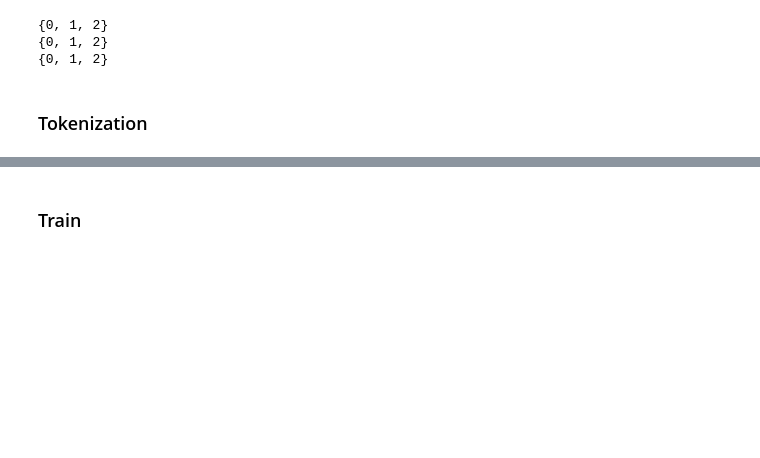
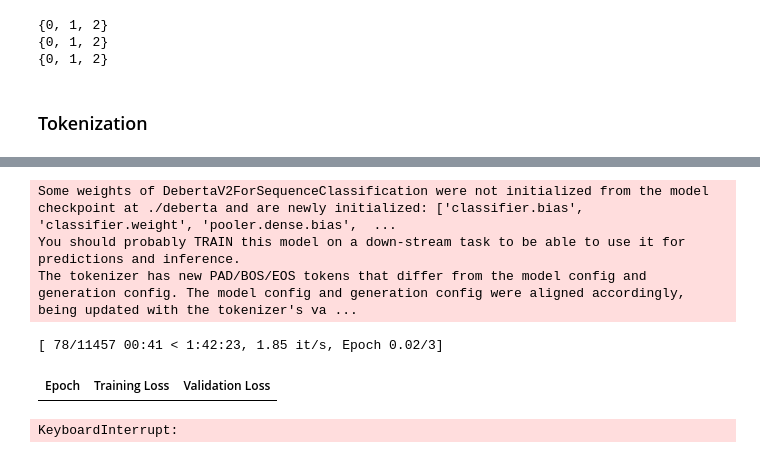
Before and after one commit to bugoverdose/dl-twitter-crisis, a Jupyter notebook: crisis_bench_local.ipynb, the cells around one changed output, grey strips where cells are left out. Drawn from its saved outputs; the diff is of its cells as text; code cells hidden in the pictures; blank space fills up the shorter version.

Commit message:
feat: setup Transformer code

```diff
--- a/crisis_bench_local.ipynb
+++ b/crisis_bench_local.ipynb
@@ -900,15 +890,15 @@ device = torch.device("cuda" if torch.cuda.is_available() else "cpu")
 
 texts = {}
 labels = {}
+label2id = None
+id2label = None
 
 for d in ["train", "dev", "test"]:
-    df_tmp = df['train'].dropna(subset=['text'])
-    texts[d] = df_tmp['text'].tolist()
-    label_strs = df_tmp['class_label_group']
+    texts[d] = df[d]['text'].tolist()
+    label_strs = df[d]['class_label_group']
 
     all_label_strs = sorted(set(label_strs))
     print(f"original labels={all_label_strs}")
     label2id = {label: i for i, label in enumerate(all_label_strs)}
     id2label = {i: label for label, i in label2id.items()}
-
     labels[d] = [label2id[l] for l in label_strs]
@@ -925,3 +911,16 @@ for d in ["train", "dev", "test"]:
 {0, 1, 2}
 # %% [markdown]
 ### Tokenization
+# %%
+from datasets import Dataset, DatasetDict
+from transformers import AutoTokenizer
+
+# Download everything from https://huggingface.co/microsoft/deberta-v3-base/tree/main
+model_name = "./deberta" # "microsoft/deberta-v3-base"
+tokenizer = AutoTokenizer.from_pretrained(
+    model_name,
+    use_fast=True, # DeBERTa는 fast tokenizer 있음
+    local_files_only=True,
+)
+
+max_length = 64 # adjust based on the maximum input size?
@@ -928 +942,19 @@ for d in ["train", "dev", "test"]:
+# %%
+# 2. Build HF Datasets from encoded inputs + labels
+train_dataset = Dataset.from_dict({
+    "input_ids": train_encodings["input_ids"],
+    "attention_mask": train_encodings["attention_mask"],
+    "label": labels['train'],
+})
+
+val_dataset = Dataset.from_dict({
+    "input_ids": val_encodings["input_ids"],
+    "attention_mask": val_encodings["attention_mask"],
+    "label": labels['dev'],
+})
+
+tokenized_datasets = DatasetDict({
+    "train": train_dataset,
+    "validation": val_dataset,
+})
 # %%
@@ -990,10 +987,4 @@ print("max:", np.max(lengths))
-# %% [markdown]
-### Train
 # %%
-from transformers import AutoModelForSequenceClassification, TrainingArguments, Trainer
-from sklearn.metrics import accuracy_score, precision_recall_fscore_support
-import numpy as np
-
 model = AutoModelForSequenceClassification.from_pretrained(
     model_name,
     num_labels=len(label2id),
@@ -1018,31 +1009,38 @@ def compute_metrics(eval_pred):
         "recall": recall,
         "f1": f1,
     }
 
 training_args = TrainingArguments(
     output_dir="./deberta-v3-crisis",
-    evaluation_strategy="epoch",
+    eval_strategy="epoch",
     save_strategy="epoch",
     learning_rate=2e-5,
     per_device_train_batch_size=16,
     per_device_eval_batch_size=16,
     num_train_epochs=3,
     weight_decay=0.01,
     load_best_model_at_end=True,
     metric_for_best_model="f1",
     logging_steps=50,
     report_to="none",
 )
 
 trainer = Trainer(
     model=model,
     args=training_args,
     train_dataset=tokenized_datasets["train"],
     eval_dataset=tokenized_datasets["validation"],
     tokenizer=tokenizer,
     compute_metrics=compute_metrics,
 )
 
 trainer.train()
 eval_results = trainer.evaluate(tokenized_datasets["validation"])
 print(eval_results)
+# %% [output]
+Some weights of DebertaV2ForSequenceClassification were not initialized from the model checkpoint at ./deberta and are newly initialized: ['classifier.bias', 'classifier.weight', 'pooler.dense.bias',  ...
+You should probably TRAIN this model on a down-stream task to be able to use it for predictions and inference.
+The tokenizer has new PAD/BOS/EOS tokens that differ from the model config and generation config. The model config and generation config were aligned accordingly, being updated with the tokenizer's va ...
+[ 78/11457 00:41 < 1:42:23, 1.85 it/s, Epoch 0.02/3]
+| Epoch | Training Loss | Validation Loss |
+KeyboardInterrupt:
```
Also changed, not shown: parts of 8 cells of this notebook, 2 other files.
